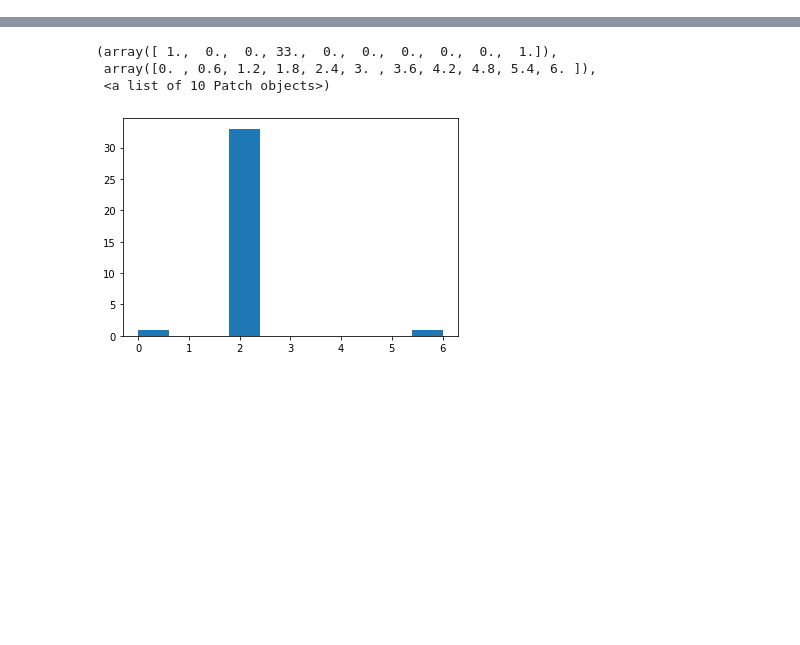
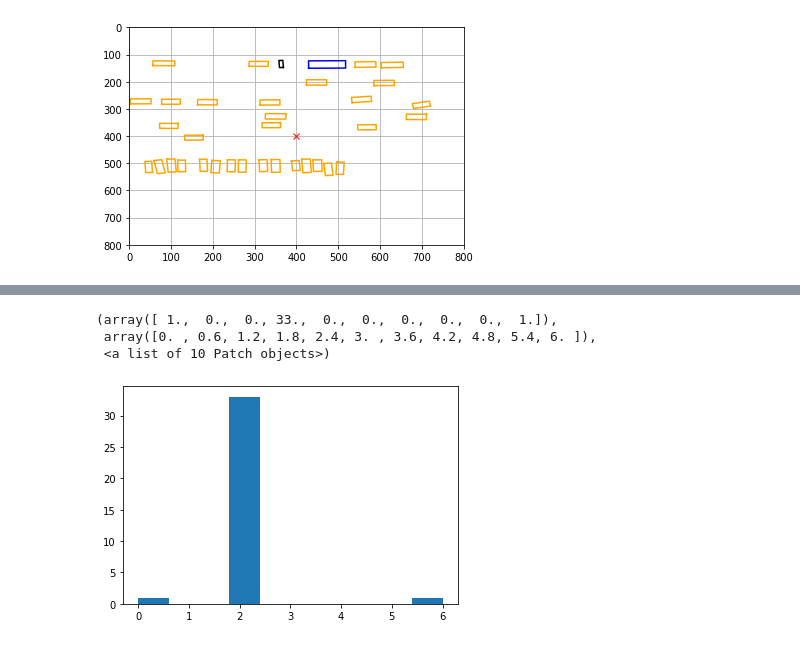
Before and after one commit to jingqian95/DeepLearning2020, a Jupyter notebook: results.ipynb, the cells around one changed output, grey strips where cells are left out. Saved outputs shown, nothing was run; the diff lists cells and outputs as text; code cells hidden in the pictures; blank space fills up the shorter version.

```diff
--- a/results.ipynb
+++ b/results.ipynb
@@ -122,0 +127,23 @@ truth_sample.head()
+# %%
+def draw_box(ax, corners, color):
+    point_squence = torch.stack([corners[:, 0], corners[:, 1], corners[:, 3], corners[:, 2], corners[:, 0]])
+
+    # the corners are in meter and time 10 will convert them in pixels
+    # Add 400, since the center of the image is at pixel (400, 400)
+    # The negative sign is because the y axis is reversed for matplotlib
+    ax.plot(point_squence.T[0] * 10 + 400, -point_squence.T[1] * 10 + 400, color=color)
+# %%
+fig, ax = plt.subplots()
+
+ax.plot(400, 400, 'x', color="red")
+
+
+for i, bb in enumerate(truth_boxes):
+    # You can check the implementation of the draw box to understand how it works
+    draw_box(ax, bb, color=color_list[[int(i) for i in truth_sample.category_id][i]])
+
+ax.set_xlim(0, 800)
+ax.set_ylim(800, 0)
+plt.grid()
+# %% [output]
+[figure, added]
```
Also changed, not shown: parts of 39 cells of this notebook, 45 other files.
